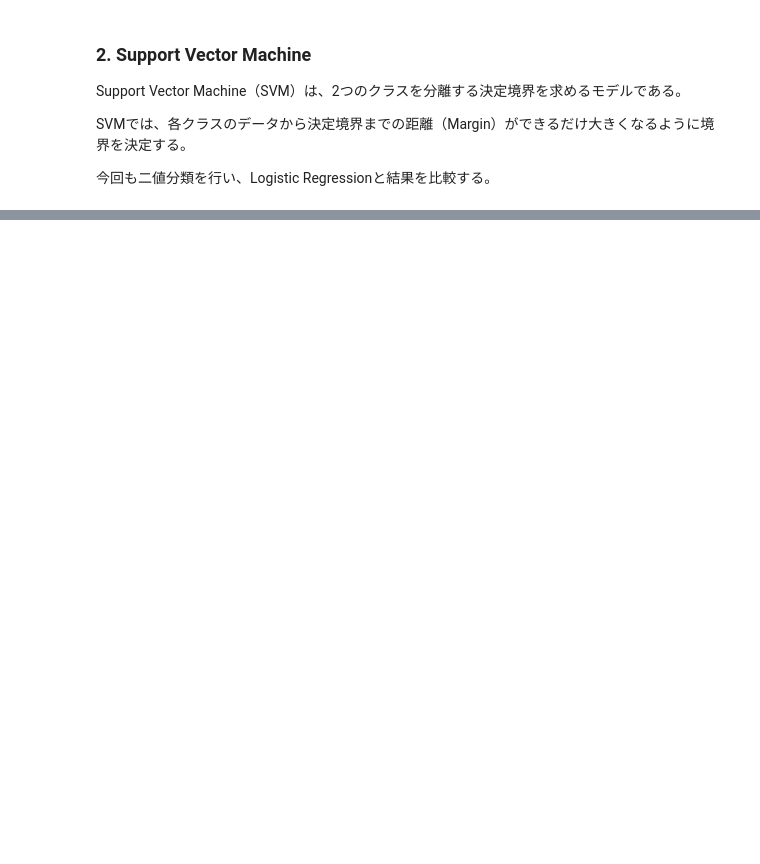
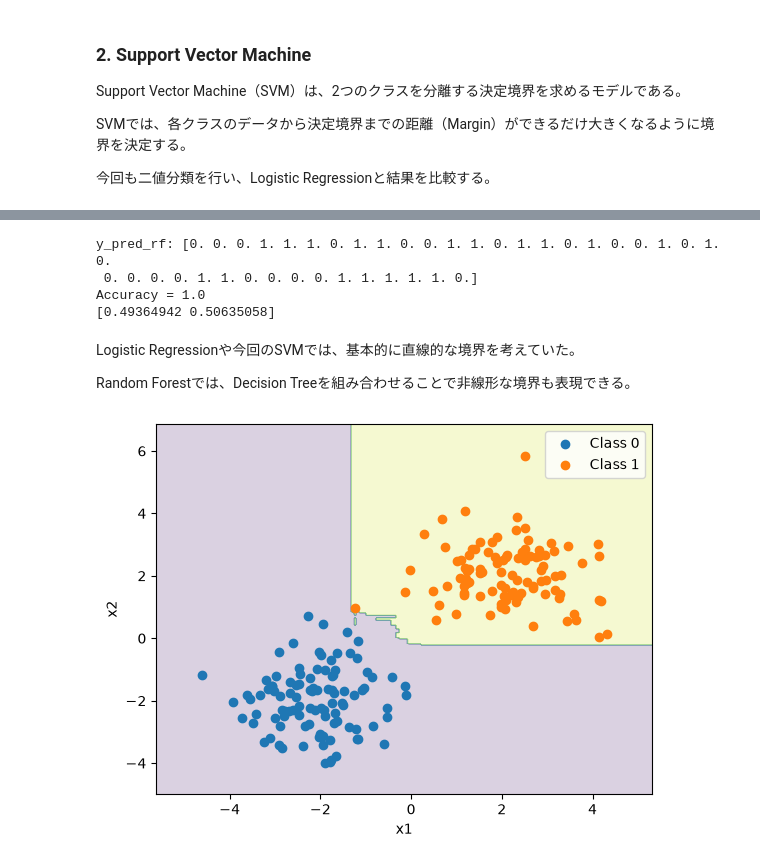
Before and after one commit to harutti3928-lab/my-project, a Jupyter notebook: Project_A/A3_scikit-learn/A3_ML_with_scikit-learn.ipynb, the cells around one changed output, grey strips where cells are left out. Drawn from its saved outputs; the diff is of its cells as text; code cells hidden in the pictures; blank space fills up the shorter version.

```diff
--- a/Project_A/A3_scikit-learn/A3_ML_with_scikit-learn.ipynb
+++ b/Project_A/A3_scikit-learn/A3_ML_with_scikit-learn.ipynb
@@ -136,0 +191,61 @@ plt.show()
+# %%
+from sklearn.ensemble import RandomForestClassifier
+
+model_rf = RandomForestClassifier(
+    n_estimators=100,
+    random_state=42
+)
+
+model_rf.fit(X_train, y_train)
+
+y_pred_rf = model_rf.predict(X_test)
+print("y_pred_rf:", y_pred_rf)
+
+accuracy_rf = accuracy_score(y_test, y_pred_rf)
+print("Accuracy =", accuracy_rf)
+
+# Random Forestでは、特徴量の重要度を表示することができる。
+print(model_rf.feature_importances_)
+# %% [output]
+y_pred_rf: [0. 0. 0. 1. 1. 1. 0. 1. 1. 0. 0. 1. 1. 0. 1. 1. 0. 1. 0. 0. 1. 0. 1. 0.
+ 0. 0. 0. 0. 1. 1. 0. 0. 0. 0. 1. 1. 1. 1. 1. 0.]
+Accuracy = 1.0
+[0.49364942 0.50635058]
+# %% [markdown]
+Logistic Regressionや今回のSVMでは、基本的に直線的な境界を考えていた。
+
+Random Forestでは、Decision Treeを組み合わせることで非線形な境界も表現できる。
+# %%
+x1_min, x1_max = X[:, 0].min() - 1, X[:, 0].max() + 1
+x2_min, x2_max = X[:, 1].min() - 1, X[:, 1].max() + 1
+
+xx1, xx2 = np.meshgrid(
+    np.linspace(x1_min, x1_max, 300),
+    np.linspace(x2_min, x2_max, 300)
+)
+
+grid = np.c_[xx1.ravel(), xx2.ravel()]
+
+Z = model_rf.predict(grid)
+Z = Z.reshape(xx1.shape)
+
+plt.contourf(xx1, xx2, Z, alpha=0.2)
+
+plt.scatter(
+    x_class0[:, 0],
+    x_class0[:, 1],
+    label="Class 0"
+)
+
+plt.scatter(
+    x_class1[:, 0],
+    x_class1[:, 1],
+    label="Class 1"
+)
+
+plt.xlabel("x1")
+plt.ylabel("x2")
+plt.legend()
+plt.show()
+# %% [output]
+[figure, added]
```
Also changed, not shown: parts of 11 cells of this notebook.
